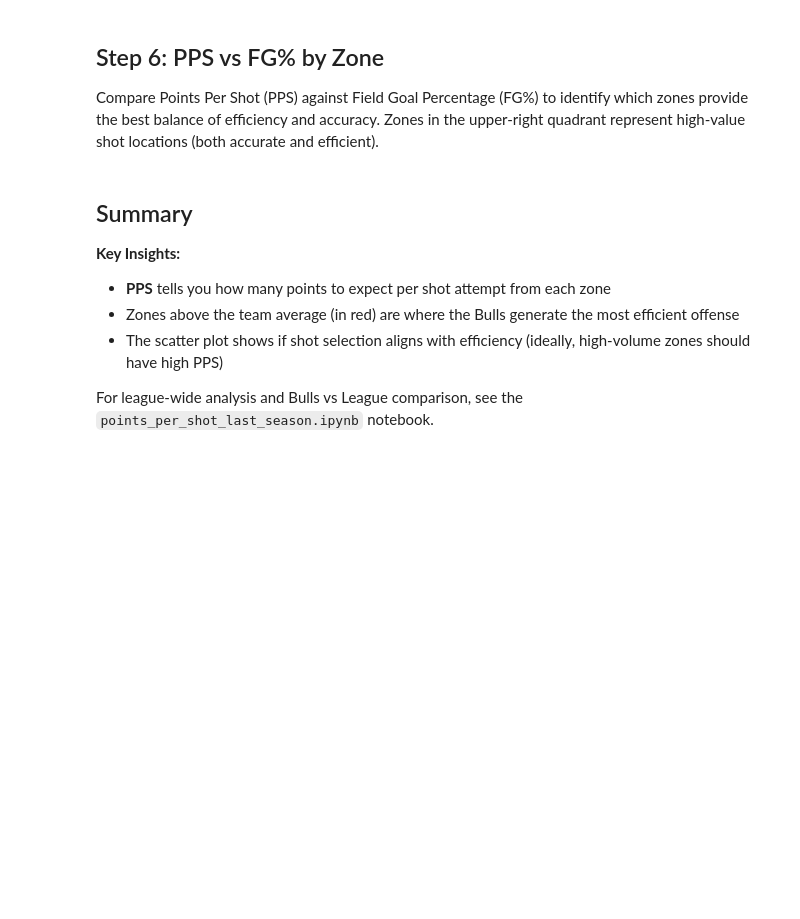
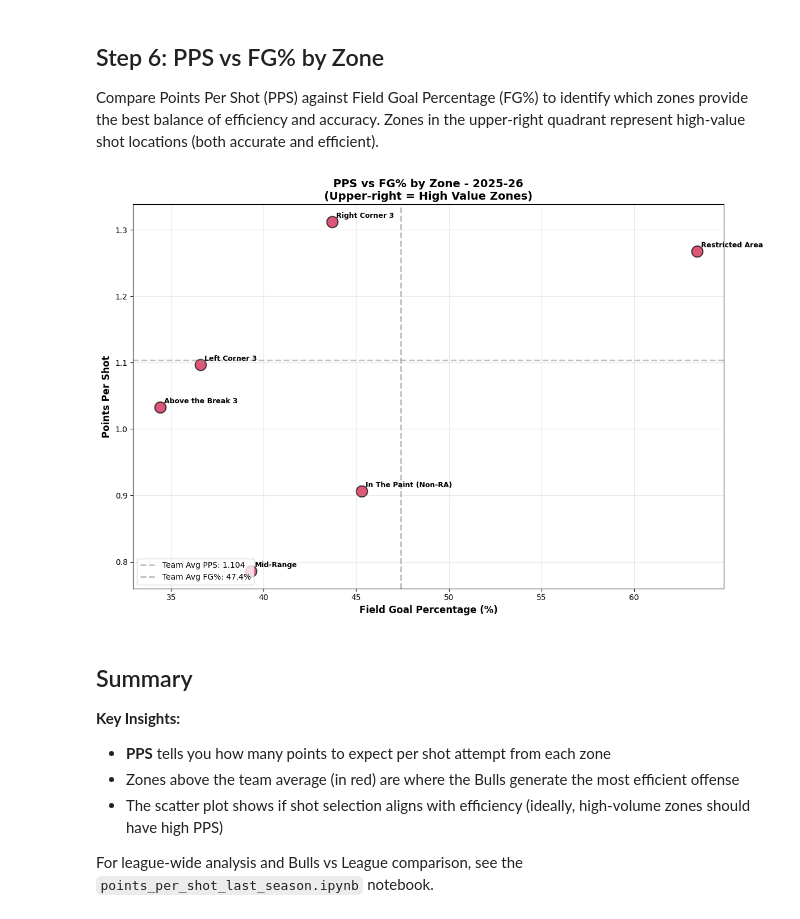
Before and after one commit to meltangonan/bulls-analytics, a Jupyter notebook: notebooks/points_per_shot.ipynb, the cells around one changed output. Saved outputs shown, nothing was run; the diff lists cells and outputs as text; code cells hidden in the pictures; blank space fills up the shorter version.

Commit message:
filtered out Backcourt shots

```diff
--- a/notebooks/points_per_shot.ipynb
+++ b/notebooks/points_per_shot.ipynb
@@ -178,37 +178,40 @@ pps_values = []
 zone_names = []
 
 for zone, stats in pps_zones['by_zone'].items():
-    zone_names.append(zone)
-    fg_pct_values.append(stats['fg_pct'])
-    pps_values.append(stats['pps'])
+    if zone != 'Backcourt':  # Filter out Backcourt (rare shots)
+        zone_names.append(zone)
+        fg_pct_values.append(stats['fg_pct'])
+        pps_values.append(stats['pps'])
 
 # Create scatter plot
 scatter = ax.scatter(fg_pct_values, pps_values,
                      s=200, c='#CE1141', alpha=0.7, edgecolors='black', linewidth=1.5)
 
 # Add zone labels
 for i, zone in enumerate(zone_names):
     ax.annotate(zone, (fg_pct_values[i], pps_values[i]),
                 xytext=(5, 5), textcoords='offset points', fontsize=9, fontweight='bold')
 
 # Add reference lines for team averages
 team_avg_fg = pps_zones['overall']['fg_pct']
 team_avg_pps = pps_zones['overall']['pps']
 
 ax.axhline(y=team_avg_pps, color='gray', linestyle='--',
            alpha=0.5, linewidth=2, label=f"Team Avg PPS: {team_avg_pps:.3f}")
 ax.axvline(x=team_avg_fg, color='gray', linestyle='--',
            alpha=0.5, linewidth=2, label=f"Team Avg FG%: {team_avg_fg:.1f}%")
 
 ax.set_xlabel('Field Goal Percentage (%)', fontsize=12, fontweight='bold')
 ax.set_ylabel('Points Per Shot', fontsize=12, fontweight='bold')
 ax.set_title(f'PPS vs FG% by Zone - {CURRENT_SEASON}\n(Upper-right = High Value Zones)',
              fontsize=14, fontweight='bold')
 ax.grid(True, alpha=0.3)
 ax.legend(loc='lower left')
 
 plt.tight_layout()
 plt.show()
+# %% [output]
+[figure, added]
 # %% [markdown]
 ## Summary
 
```
Also changed, not shown: 1 other file.
